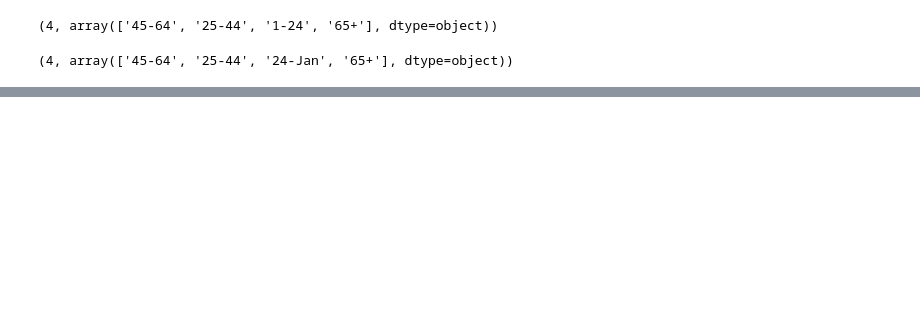
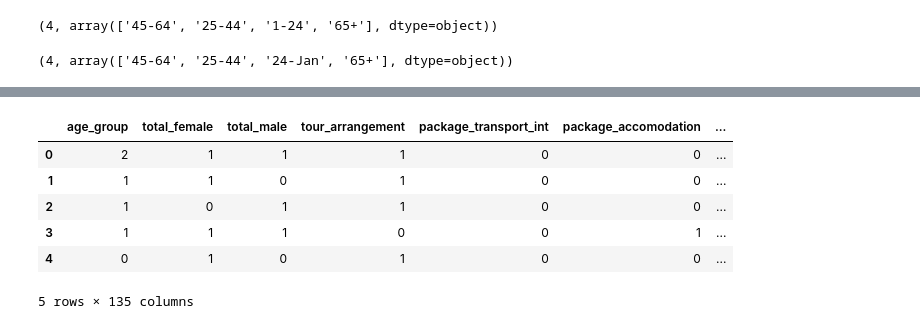
Before and after one commit to martinoywa/zindi-challenges, a Jupyter notebook: Tanzania Tourism Prediction/notebook.ipynb, the cells around one changed output, grey strips where cells are left out. Drawn from its saved outputs; the diff is of its cells as text; code cells hidden in the pictures; blank space fills up the shorter version.

```diff
--- a/Tanzania Tourism Prediction/notebook.ipynb
+++ b/Tanzania Tourism Prediction/notebook.ipynb
@@ -203,3 +233,29 @@ train
+# %%
+# one hot encode country travel_with, and main_activity
+one_hot_enc.fit(train[["country"]])
+results = one_hot_enc.transform(train[["country"]]).astype("int")
+train = train.join(pd.DataFrame(results.toarray(), columns=one_hot_enc.categories_))
+train.drop("country", axis=1, inplace=True)
+
+one_hot_enc.fit(train[["travel_with"]])
+results = one_hot_enc.transform(train[["travel_with"]]).astype("int")
+train = train.join(pd.DataFrame(results.toarray(), columns=one_hot_enc.categories_))
+train.drop("travel_with", axis=1, inplace=True)
+
+one_hot_enc.fit(train[["main_activity"]])
+results = one_hot_enc.transform(train[["main_activity"]]).astype("int")
+train = train.join(pd.DataFrame(results.toarray(), columns=one_hot_enc.categories_))
+train.drop("main_activity", axis=1, inplace=True)
+
+train.head()
+# %% [output]
+|  | age_group | total_female | total_male | tour_arrangement | package_transport_int | package_accomodation | ... |
+| 0 | 2 | 1 | 1 | 1 | 0 | 0 | ... |
+| 1 | 1 | 1 | 0 | 1 | 0 | 0 | ... |
+| 2 | 1 | 0 | 1 | 1 | 0 | 0 | ... |
+| 3 | 1 | 1 | 1 | 0 | 0 | 1 | ... |
+| 4 | 0 | 1 | 0 | 1 | 0 | 0 | ... |
+5 rows × 135 columns
 # %%
 # ml process
 # 1. Model Selection
```
Also changed, not shown: parts of 7 cells of this notebook.
